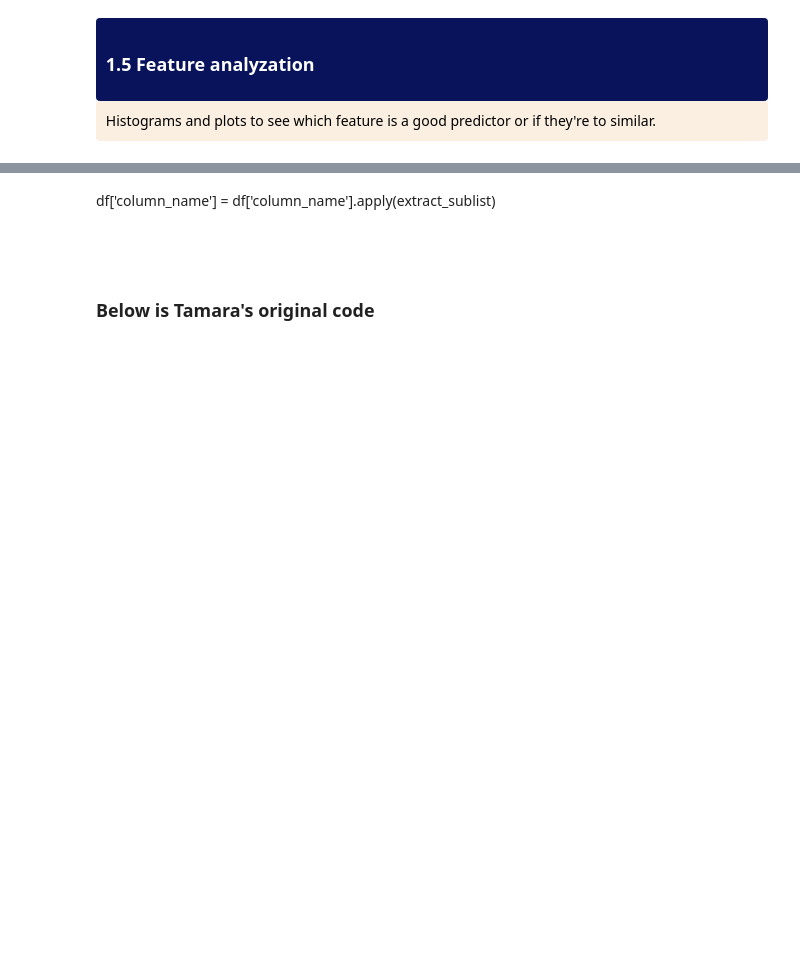
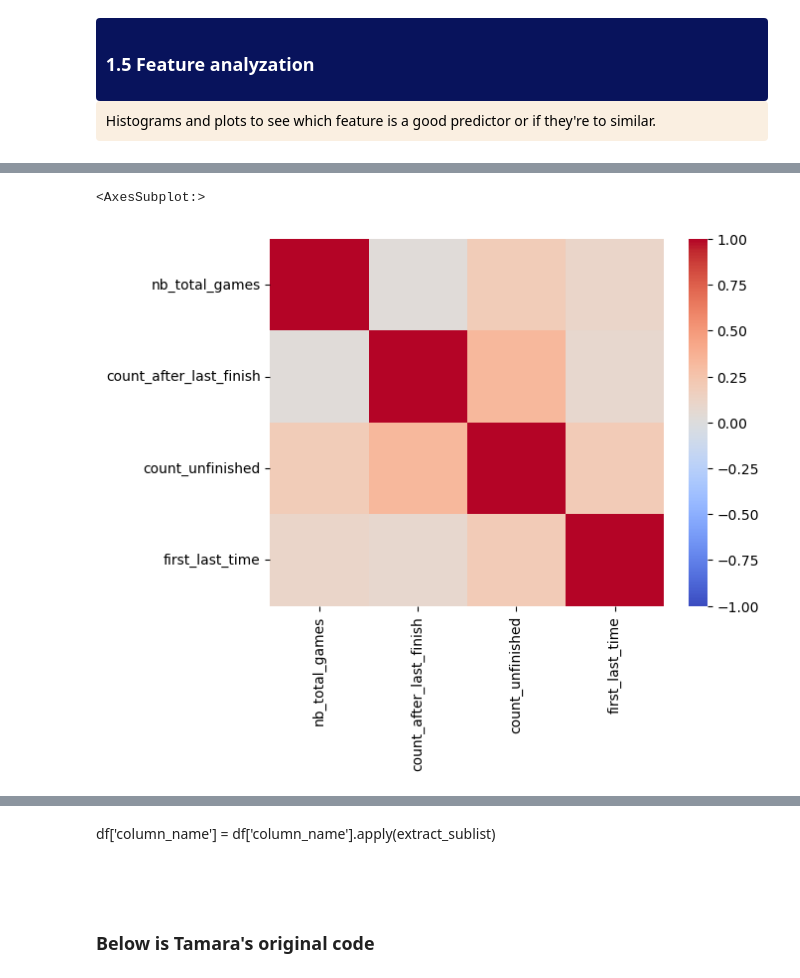
Before and after one commit to epfl-ada/ada-2022-project-7yobananaboy7, a Jupyter notebook: between_game.ipynb, the cells around one changed output, grey strips where cells are left out. Drawn from its saved outputs; the diff is of its cells as text; code cells hidden in the pictures; blank space fills up the shorter version.

Commit message:
update covariance heat map

```diff
--- a/between_game.ipynb
+++ b/between_game.ipynb
@@ -616,0 +626,9 @@ plt.show()
+# %%
+heatmap = feature_final[['nb_total_games','count_after_last_finish','count_unfinished','first_last_time']]
+# Calculate the covariance matrix
+cov_matrix = heatmap.cov()
+# Plot the covariance matrix as a heatmap
+sns.heatmap(cov_matrix, cmap='coolwarm', vmin=-1, vmax=1)
+# %% [output]
+<AxesSubplot:>
+[figure, added]
```
Also changed, not shown: parts of 29 cells of this notebook.
